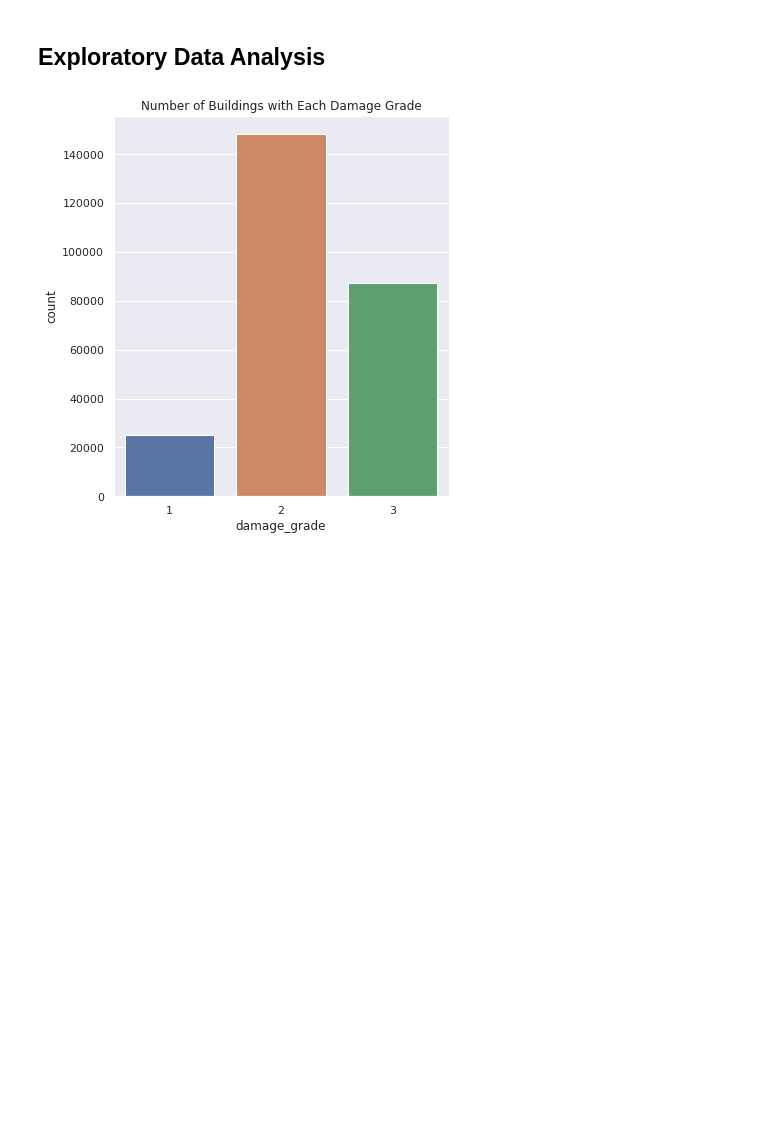
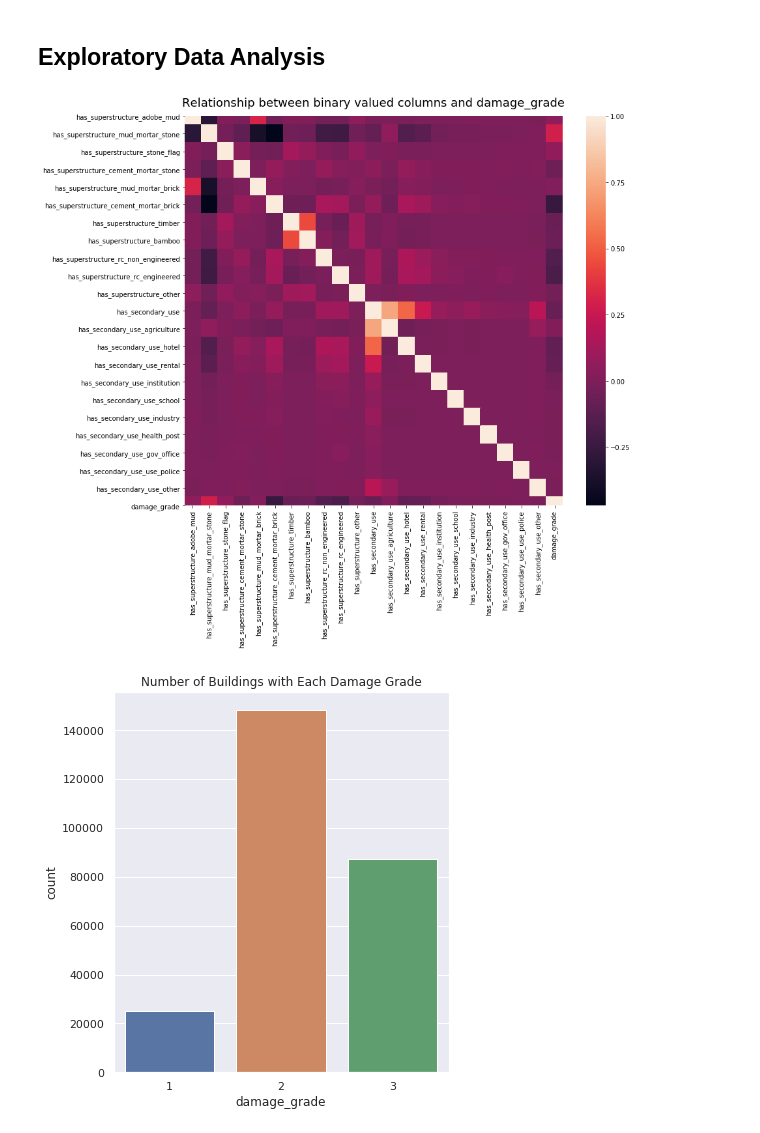
Before and after one commit to aishwarya-1/data_analytics_project, a Jupyter notebook: basic_analysis_EDA.ipynb, the cells around one changed output. Drawn from its saved outputs; the diff is of its cells as text; code cells hidden in the pictures; blank space fills up the shorter version.

```diff
--- a/basic_analysis_EDA.ipynb
+++ b/basic_analysis_EDA.ipynb
@@ -255,6 +252,16 @@ train_labels.to_csv(path + 'train_labels.csv', index = False)
 df_test.to_csv(path + 'test_values.csv', index = False)
 # %% [markdown]
 ## Exploratory Data Analysis
+# %%
+temp = train_values.merge(train_labels)
+temp = temp[binary_columns+['damage_grade']]
+plt.figure(figsize=(13,11))
+data_corr = temp.corr()
+sns.heatmap(data_corr)
+plt.title('Relationship between binary valued columns and damage_grade', fontdict={'fontsize':18 }, pad=15)
+plt.show();
+# %% [output]
+[figure, added]
 # %%
 # On plotting a bar plot for each damage grade, we observe that the data is imbalanced.
 # Countplot of 'damage_grade' column ( Counts of different damage grades )
```
Also changed, not shown: parts of 15 cells of this notebook.
